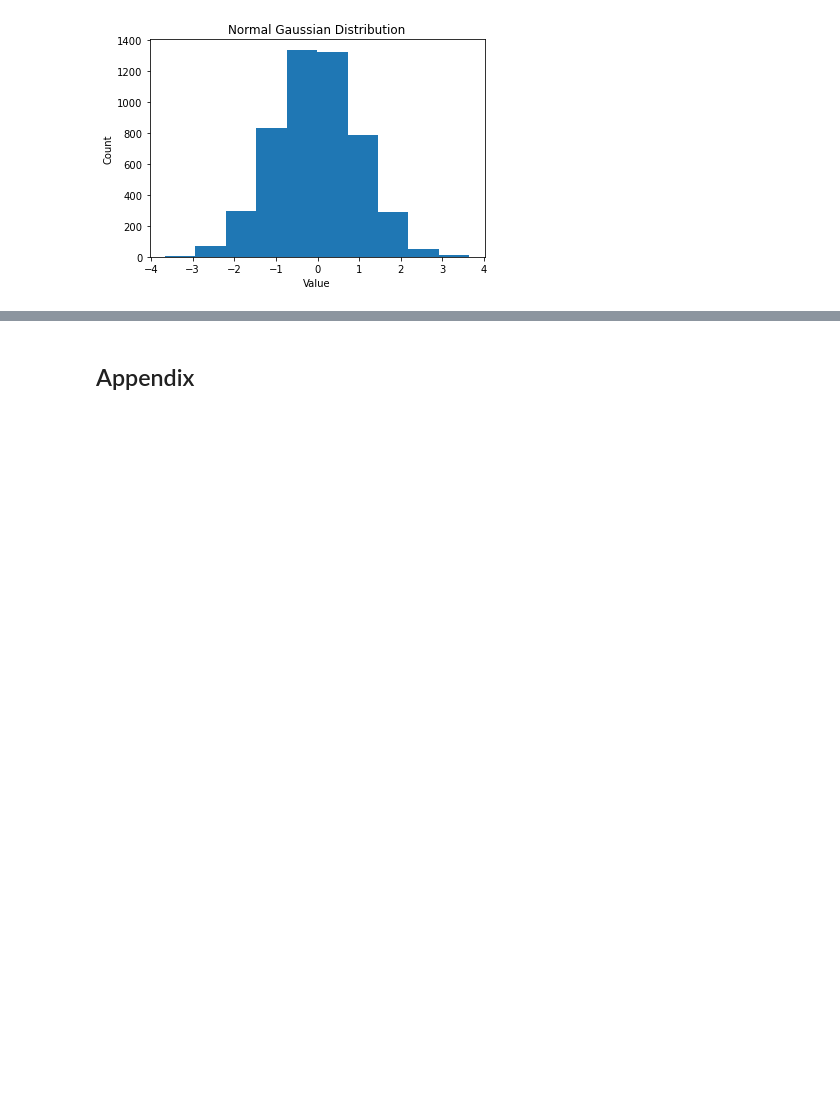
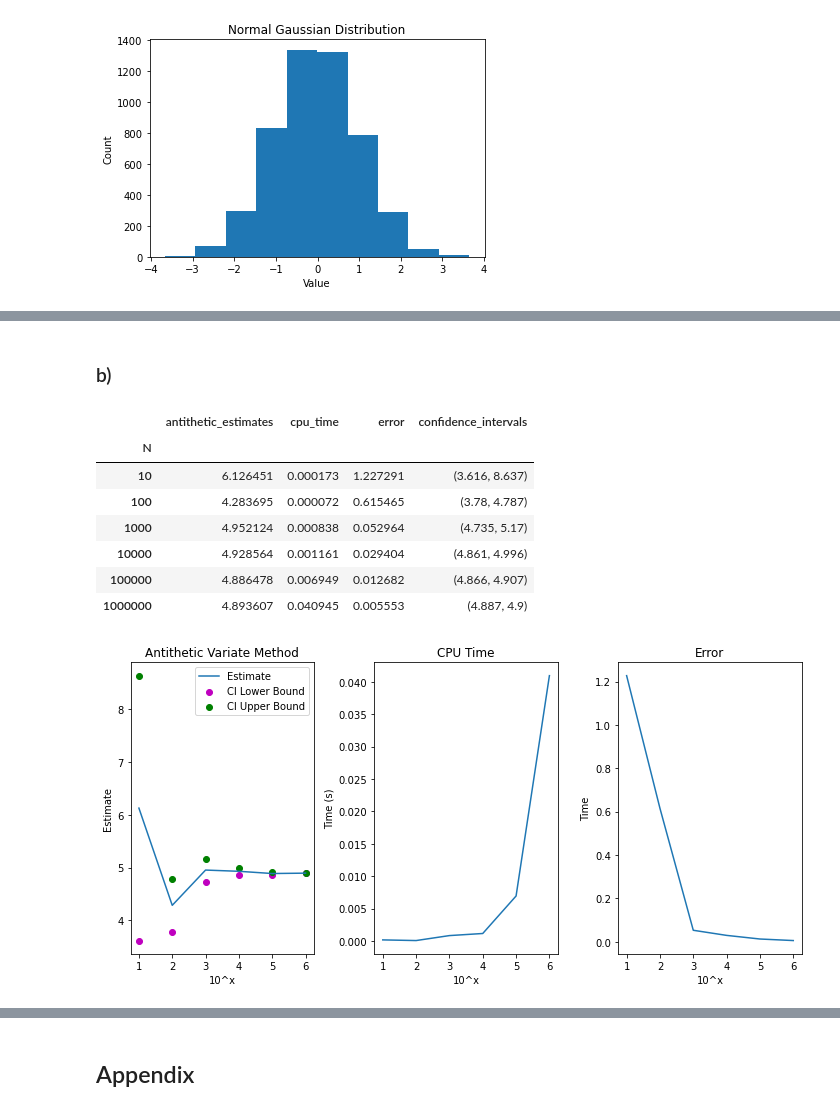
Before and after one commit to rohansanjay/monte-carlo, a Jupyter notebook: Final Project.ipynb, the cells around one changed output, grey strips where cells are left out. Drawn from its saved outputs; the diff is of its cells as text; code cells hidden in the pictures; blank space fills up the shorter version.

```diff
--- a/Final Project.ipynb
+++ b/Final Project.ipynb
@@ -150,0 +183,14 @@ In our case, we can see that we were able to produce results that were non-zero
+# %% [markdown]
+### b)
+# %%
+question_seven_part_b(data)
+# %% [output]
+|  | antithetic_estimates | cpu_time | error | confidence_intervals |
+| N |  |  |  |  |
+| 10 | 6.126451 | 0.000173 | 1.227291 | (3.616, 8.637) |
+| 100 | 4.283695 | 0.000072 | 0.615465 | (3.78, 4.787) |
+| 1000 | 4.952124 | 0.000838 | 0.052964 | (4.735, 5.17) |
+| 10000 | 4.928564 | 0.001161 | 0.029404 | (4.861, 4.996) |
+| 100000 | 4.886478 | 0.006949 | 0.012682 | (4.866, 4.907) |
+| 1000000 | 4.893607 | 0.040945 | 0.005553 | (4.887, 4.9) |
+[figure, added]
```
Also changed, not shown: parts of 55 cells of this notebook.
